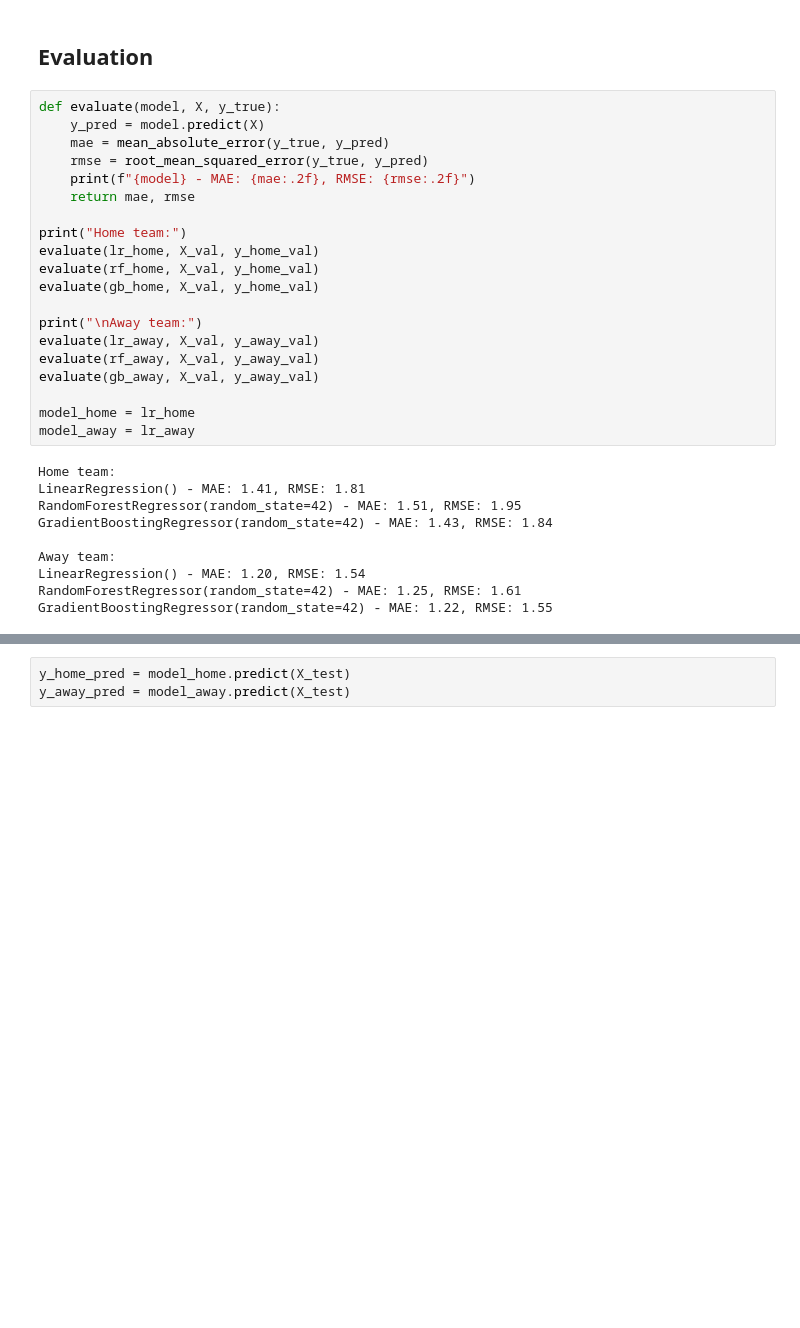
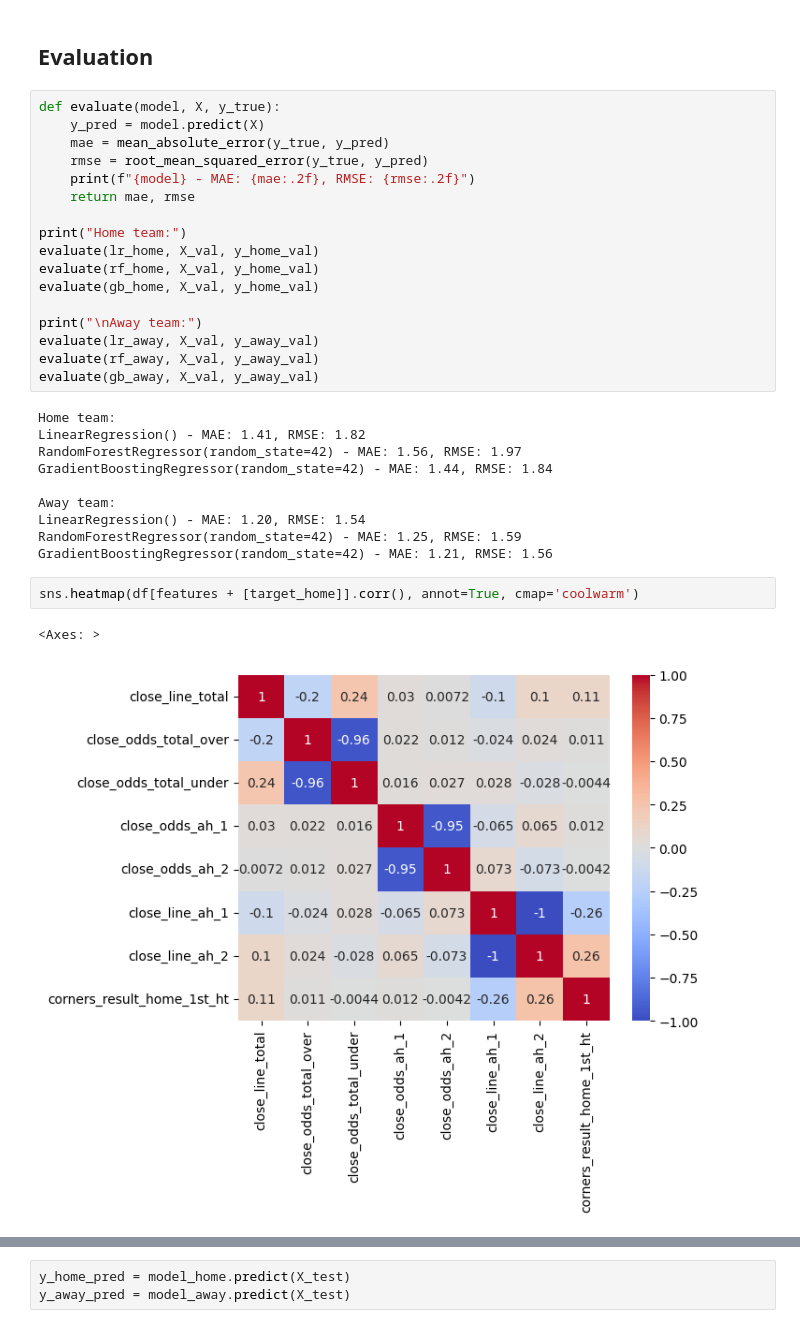
Before and after one commit to IsaacHog/ec-data-science-24, a Jupyter notebook: projekt_i_data_science/predict_team_corners_1st_half.IPYNB, the cells around one changed output, grey strips where cells are left out. Saved outputs shown, nothing was run; the diff lists cells and outputs as text; blank space fills up the shorter version.

Commit message:
feat(prokelt_i.../predict...): further evaluation of models

```diff
--- a/projekt_i_data_science/predict_team_corners_1st_half.IPYNB
+++ b/projekt_i_data_science/predict_team_corners_1st_half.IPYNB
@@ -89,16 +94,18 @@ print("\nAway team:")
 evaluate(lr_away, X_val, y_away_val)
 evaluate(rf_away, X_val, y_away_val)
 evaluate(gb_away, X_val, y_away_val)
-
-model_home = lr_home
-model_away = lr_away
 # %% [output]
 Home team:
-LinearRegression() - MAE: 1.41, RMSE: 1.81
-RandomForestRegressor(random_state=42) - MAE: 1.51, RMSE: 1.95
-GradientBoostingRegressor(random_state=42) - MAE: 1.43, RMSE: 1.84
+LinearRegression() - MAE: 1.41, RMSE: 1.82
+RandomForestRegressor(random_state=42) - MAE: 1.56, RMSE: 1.97
+GradientBoostingRegressor(random_state=42) - MAE: 1.44, RMSE: 1.84
 
 Away team:
 LinearRegression() - MAE: 1.20, RMSE: 1.54
-RandomForestRegressor(random_state=42) - MAE: 1.25, RMSE: 1.61
-GradientBoostingRegressor(random_state=42) - MAE: 1.22, RMSE: 1.55
+RandomForestRegressor(random_state=42) - MAE: 1.25, RMSE: 1.59
+GradientBoostingRegressor(random_state=42) - MAE: 1.21, RMSE: 1.56
+# %%
+sns.heatmap(df[features + [target_home]].corr(), annot=True, cmap='coolwarm')
+# %% [output]
+<Axes: >
+[figure, added]
```
Also changed, not shown: parts of 16 cells of this notebook.
